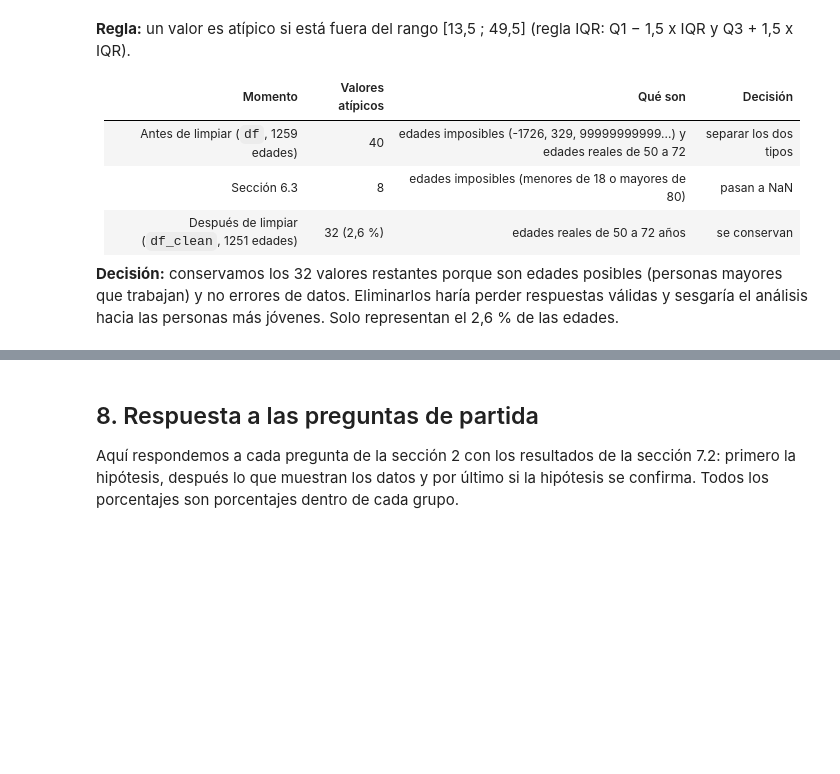
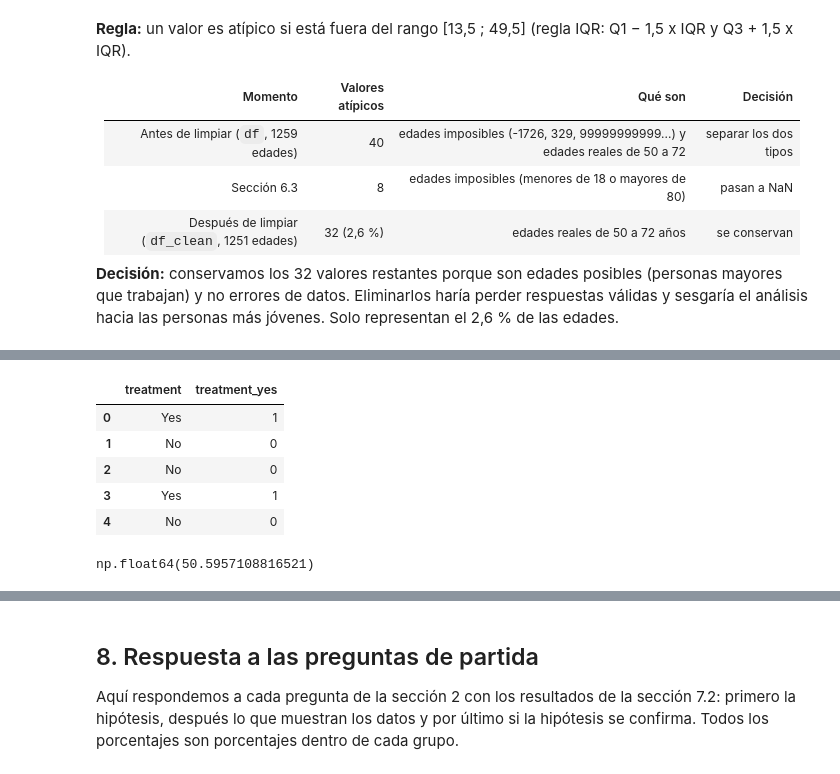
Before and after one commit to IA-P1-BCN/ai_project_EDA-charlotte_doulcet, a Jupyter notebook: eda.ipynb, the cells around one changed output, grey strips where cells are left out. Cells and saved outputs as stored; diff of their text form; code cells hidden in the pictures; blank space fills up the shorter version.

```diff
--- a/eda.ipynb
+++ b/eda.ipynb
@@ -1245,0 +1266,14 @@ Name: Age, dtype: float64
+# %%
+df_clean["treatment_yes"] = (df_clean["treatment"] == "Yes").astype(int)
+df_clean[["treatment", "treatment_yes"]].head()
+# %% [output]
+|  | treatment | treatment_yes |
+| 0 | Yes | 1 |
+| 1 | No | 0 |
+| 2 | No | 0 |
+| 3 | Yes | 1 |
+| 4 | No | 0 |
+# %%
+df_clean["treatment_yes"].mean() * 100
+# %% [output]
+np.float64(50.5957108816521)
```
Also changed, not shown: parts of 15 cells of this notebook, 1 other file.
